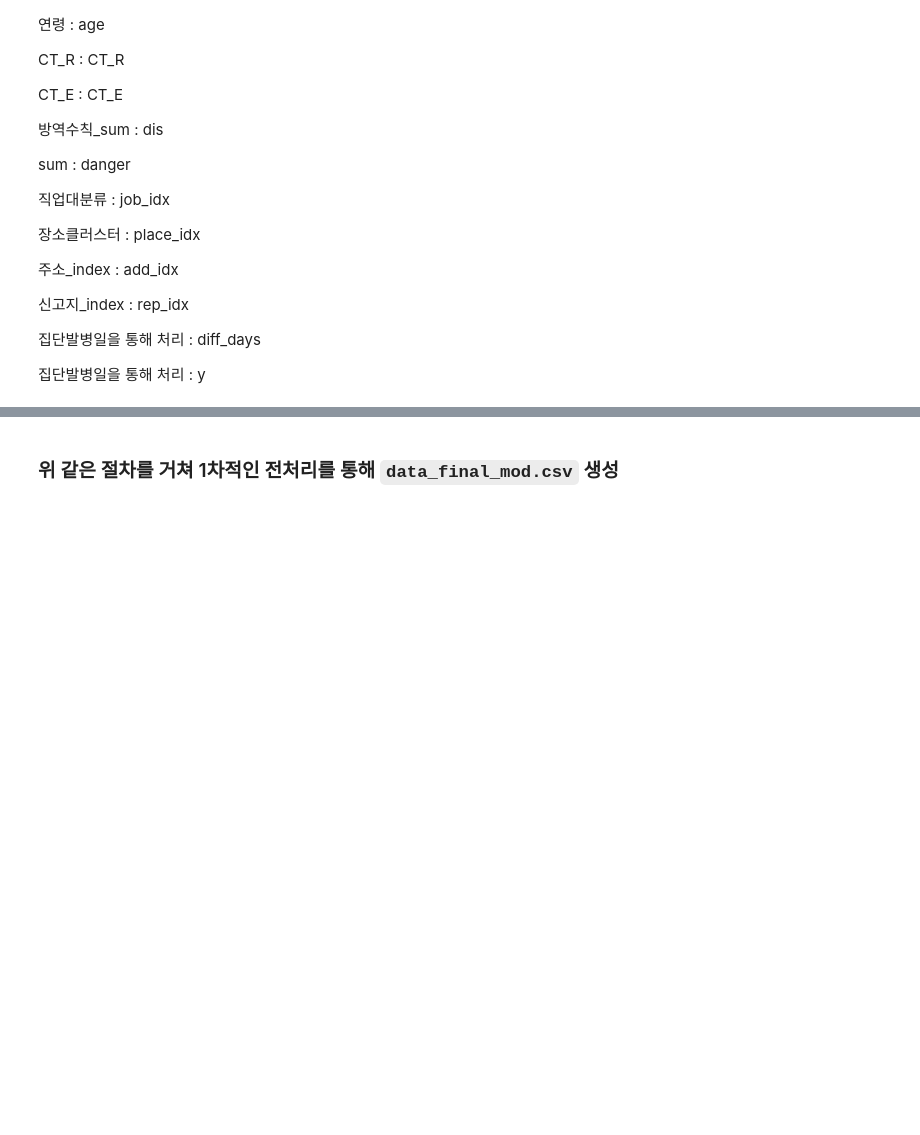
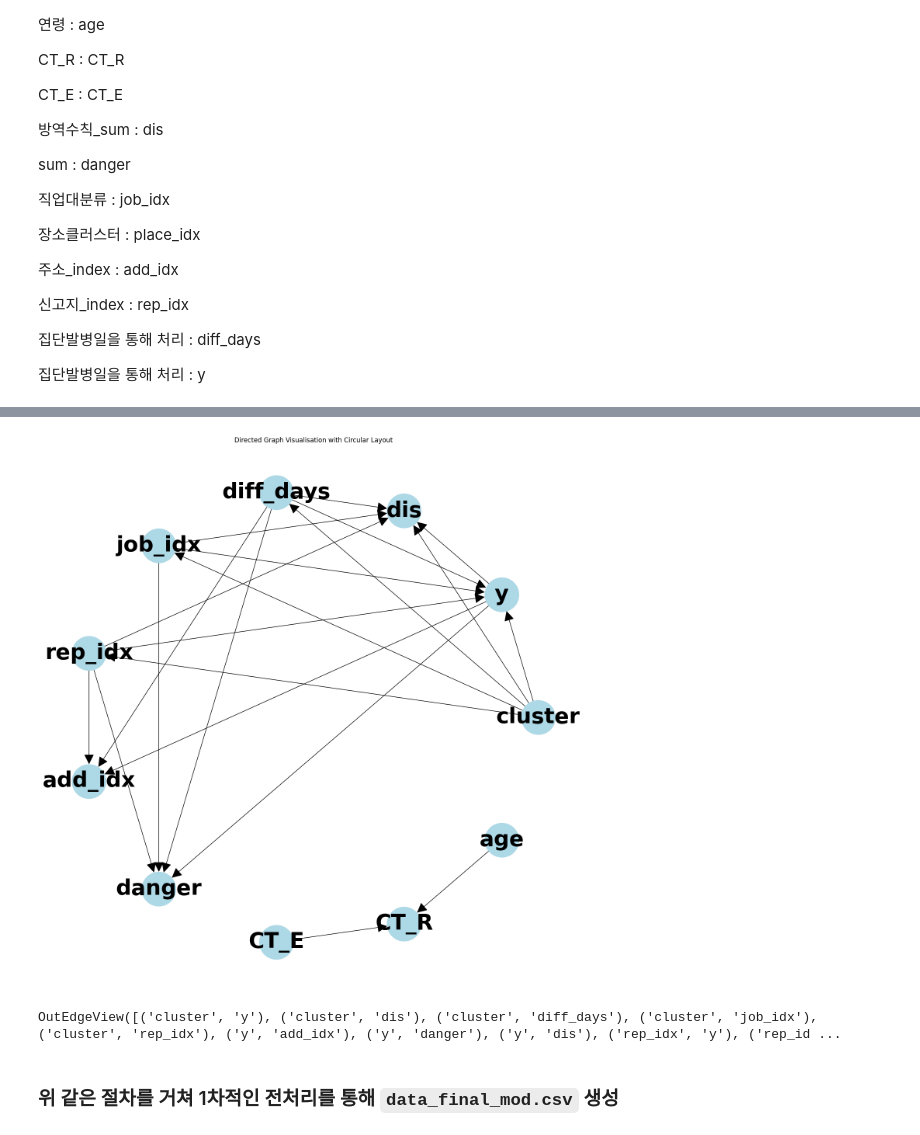
Before and after one commit to bubble3jh/cluster-regression, a Jupyter notebook: data/data_mod copy.ipynb, the cells around one changed output, grey strips where cells are left out. Saved outputs shown, nothing was run; the diff lists cells and outputs as text; code cells hidden in the pictures; blank space fills up the shorter version.

````diff
--- a/data/data_mod copy.ipynb
+++ b/data/data_mod copy.ipynb
@@ -596,3 +642,33 @@ sum : danger
+# %%
+import networkx as nx
+import matplotlib.pyplot as plt
+
+# List of edges, each tuple represents a directed edge: (source, target)
+edges = [('cluster', 'y'), ('cluster', 'dis'), ('cluster', 'diff_days'),
+         ('cluster', 'job_idx'), ('cluster', 'rep_idx'), ('y', 'add_idx'),
+         ('y', 'danger'), ('y', 'dis'), ('rep_idx', 'y'), ('rep_idx', 'add_idx'),
+         ('rep_idx', 'dis'), ('rep_idx', 'danger'), ('diff_days', 'add_idx'),
+         ('diff_days', 'dis'), ('diff_days', 'danger'), ('diff_days', 'y'),
+         ('job_idx', 'y'), ('job_idx', 'dis'), ('job_idx', 'danger'),
+         ('CT_E', 'CT_R'), ('age', 'CT_R')]
+
+# Create a directed graph from the edges
+# Create a directed graph from the edges
+G = nx.DiGraph(edges)
+
+# Draw the graph with a circular layout to avoid overlapping nodes
+plt.figure(figsize=(14, 14))
+pos = nx.circular_layout(G)  # positions for all nodes in a circular layout
+nx.draw(G, pos, with_labels=True, node_size=4000, node_color='lightblue',
+        font_size=40, font_weight='bold', arrowstyle='-|>', arrowsize=40)
+plt.title('Directed Graph Visualisation with Circular Layout')
+plt.show()
+# %% [output]
+[figure, added]
+# %%
+model.edges()
+# %% [output]
+OutEdgeView([('cluster', 'y'), ('cluster', 'dis'), ('cluster', 'diff_days'), ('cluster', 'job_idx'), ('cluster', 'rep_idx'), ('y', 'add_idx'), ('y', 'danger'), ('y', 'dis'), ('rep_idx', 'y'), ('rep_id ...
 # %% [markdown]
 ### 위 같은 절차를 거쳐 1차적인 전처리를 통해 ```data_final_mod.csv``` 생성
 # %% [markdown]
````
Also changed, not shown: parts of 2 cells of this notebook, 3 other files.
